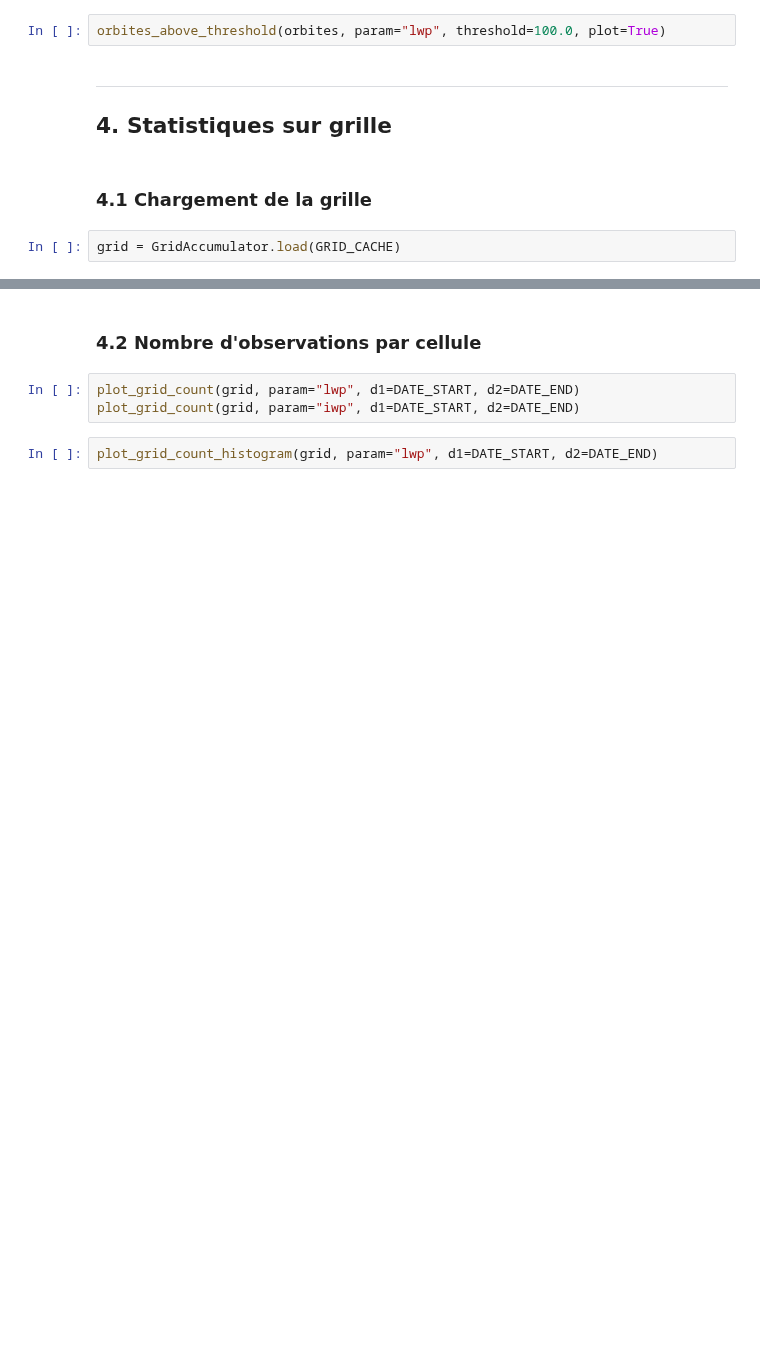
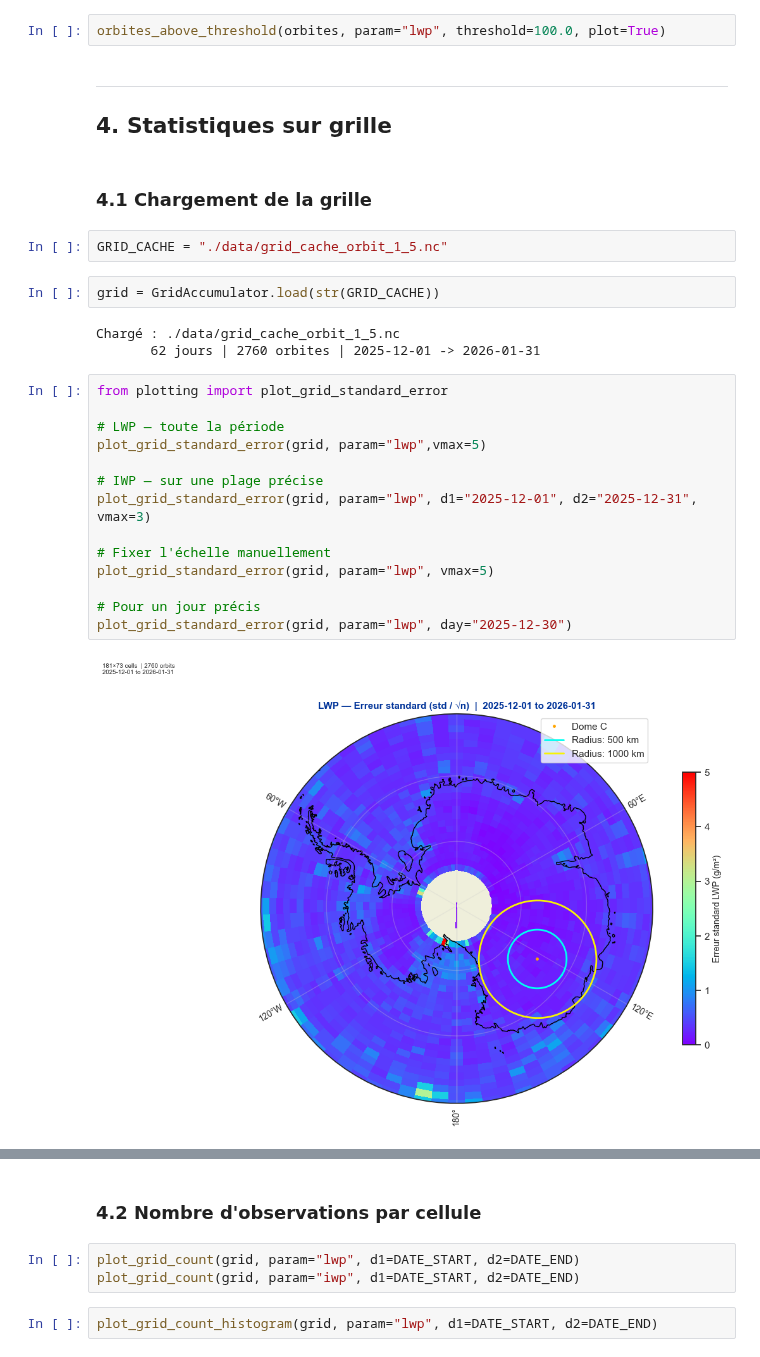
Before and after one commit to diamanka-sn/earthcare_code, a Jupyter notebook: main.ipynb, the cells around one changed output, grey strips where cells are left out. Cells and saved outputs as stored; diff of their text form; blank space fills up the shorter version.

```diff
--- a/main.ipynb
+++ b/main.ipynb
@@ -162,5 +165,26 @@ orbites_above_threshold(orbites, param="lwp", threshold=100.0, plot=True)
 ## 4. Statistiques sur grille
 # %% [markdown]
 ### 4.1 Chargement de la grille
+# %%
+GRID_CACHE = "./data/grid_cache_orbit_1_5.nc"
 # %%
-grid = GridAccumulator.load(GRID_CACHE)
+grid = GridAccumulator.load(str(GRID_CACHE))
+# %% [output]
+Chargé : ./data/grid_cache_orbit_1_5.nc
+       62 jours | 2760 orbites | 2025-12-01 -> 2026-01-31
+# %%
+from plotting import plot_grid_standard_error
+
+# LWP — toute la période
+plot_grid_standard_error(grid, param="lwp",vmax=5)
+
+# IWP — sur une plage précise
+plot_grid_standard_error(grid, param="lwp", d1="2025-12-01", d2="2025-12-31", vmax=3)
+
+# Fixer l'échelle manuellement
+plot_grid_standard_error(grid, param="lwp", vmax=5)
+
+# Pour un jour précis
+plot_grid_standard_error(grid, param="lwp", day="2025-12-30")
+# %% [output]
+[figure, added]
```
Also changed, not shown: parts of 9 cells of this notebook, 2 other files.
